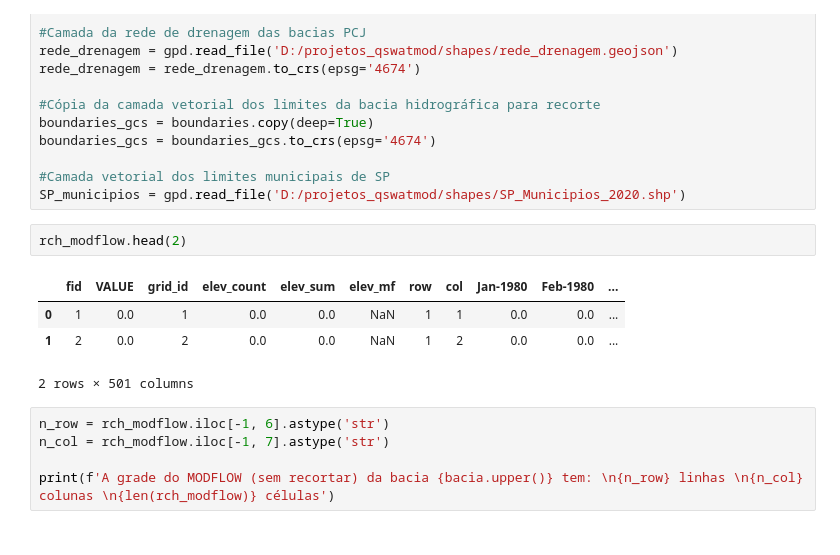
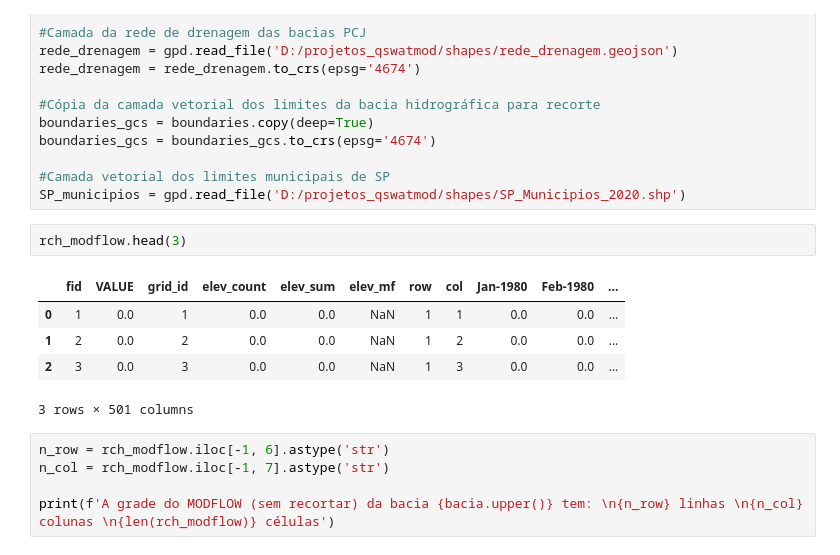
Before and after one commit to wanderam/codigos-modelagem-hidro, a Jupyter notebook: analise_recarga_modflow.ipynb, the cells around one changed output. Saved outputs shown, nothing was run; the diff lists cells and outputs as text.

```diff
--- a/analise_recarga_modflow.ipynb
+++ b/analise_recarga_modflow.ipynb
@@ -50,12 +50,13 @@ boundaries_gcs = boundaries_gcs.to_crs(epsg='4674')
 #Camada vetorial dos limites municipais de SP
 SP_municipios = gpd.read_file('D:/projetos_qswatmod/shapes/SP_Municipios_2020.shp')
 # %%
-rch_modflow.head(2)
+rch_modflow.head(3)
 # %% [output]
 |  | fid | VALUE | grid_id | elev_count | elev_sum | elev_mf | row | col | Jan-1980 | Feb-1980 | ... |
 | 0 | 1 | 0.0 | 1 | 0.0 | 0.0 | NaN | 1 | 1 | 0.0 | 0.0 | ... |
 | 1 | 2 | 0.0 | 2 | 0.0 | 0.0 | NaN | 1 | 2 | 0.0 | 0.0 | ... |
+| 2 | 3 | 0.0 | 3 | 0.0 | 0.0 | NaN | 1 | 3 | 0.0 | 0.0 | ... |
-2 rows × 501 columns
+3 rows × 501 columns
 # %%
 n_row = rch_modflow.iloc[-1, 6].astype('str')
 n_col = rch_modflow.iloc[-1, 7].astype('str')
```
